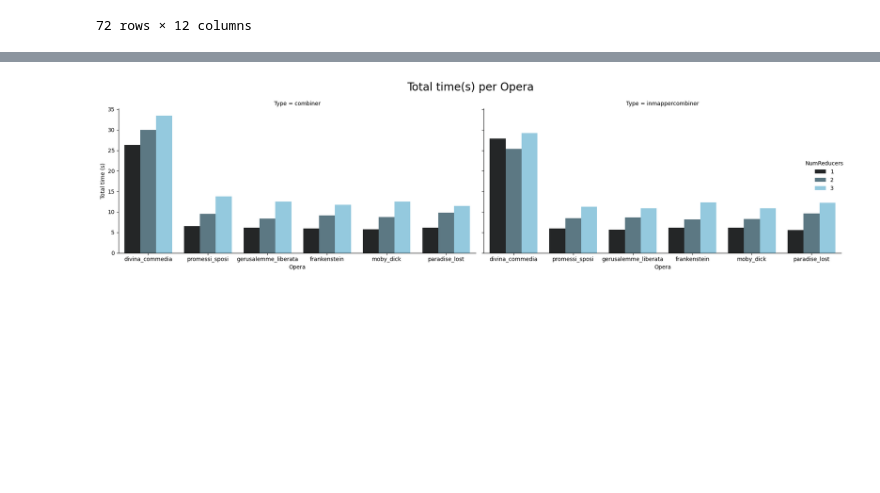
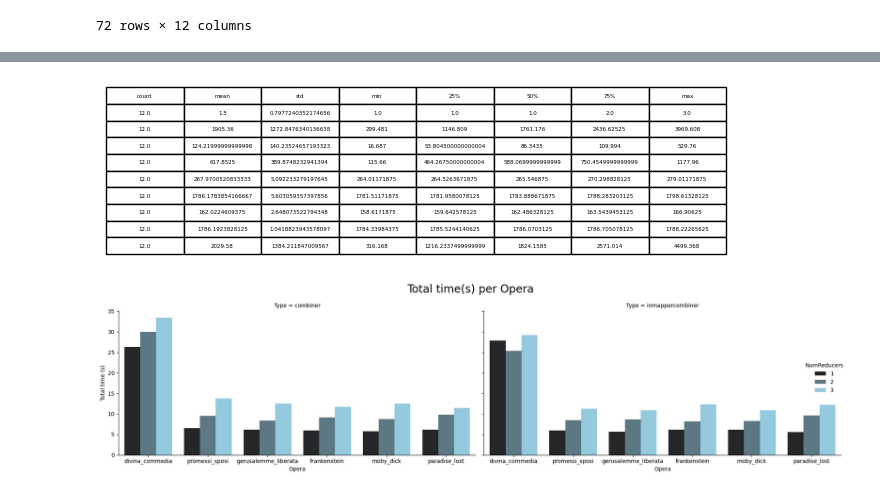
Before and after one commit to NamaWho/hadoop-letter-frequency, a Jupyter notebook: notebooks/performance_analysis.ipynb, the cells around one changed output, grey strips where cells are left out. Drawn from its saved outputs; the diff is of its cells as text; code cells hidden in the pictures; blank space fills up the shorter version.

```diff
--- a/notebooks/performance_analysis.ipynb
+++ b/notebooks/performance_analysis.ipynb
@@ -589,5 +601,6 @@ df_concat.describe().T
 # %%
-test_df.describe().T
+test_df_statistics = test_df.describe().T
+test_df_statistics
 # %% [output]
 |  | count | mean | std | min | 25% | 50% | 75% | max |
 | NumReducers | 12.0 | 1.500000 | 0.797724 | 1.000000 | 1.000000 | 1.000000 | 2.000000 | 3.000000 |
@@ -599,6 +612,10 @@ test_df.describe().T
 | Peak Reduce Physical memory (MB) | 12.0 | 162.022461 | 2.648074 | 158.617188 | 159.642578 | 162.486328 | 163.543945 | 166.906250 |
 | Peak Reduce Virtual memory (MB) | 12.0 | 1786.192383 | 1.041882 | 1784.339844 | 1785.524414 | 1786.070312 | 1786.705078 | 1788.222656 |
 | Total time (s) | 12.0 | 2029.580000 | 1384.211847 | 316.168000 | 1216.233750 | 1824.158500 | 2571.014000 | 4499.368000 |
+# %%
+save_dataframe_as_image(test_df_statistics, 'test_df_statistics.png')
+# %% [output]
+[figure, added]
 # %%
 sns.catplot(
     data=df_concat, kind="bar",
```
Also changed, not shown: parts of 3 cells of this notebook, 19 other files.
